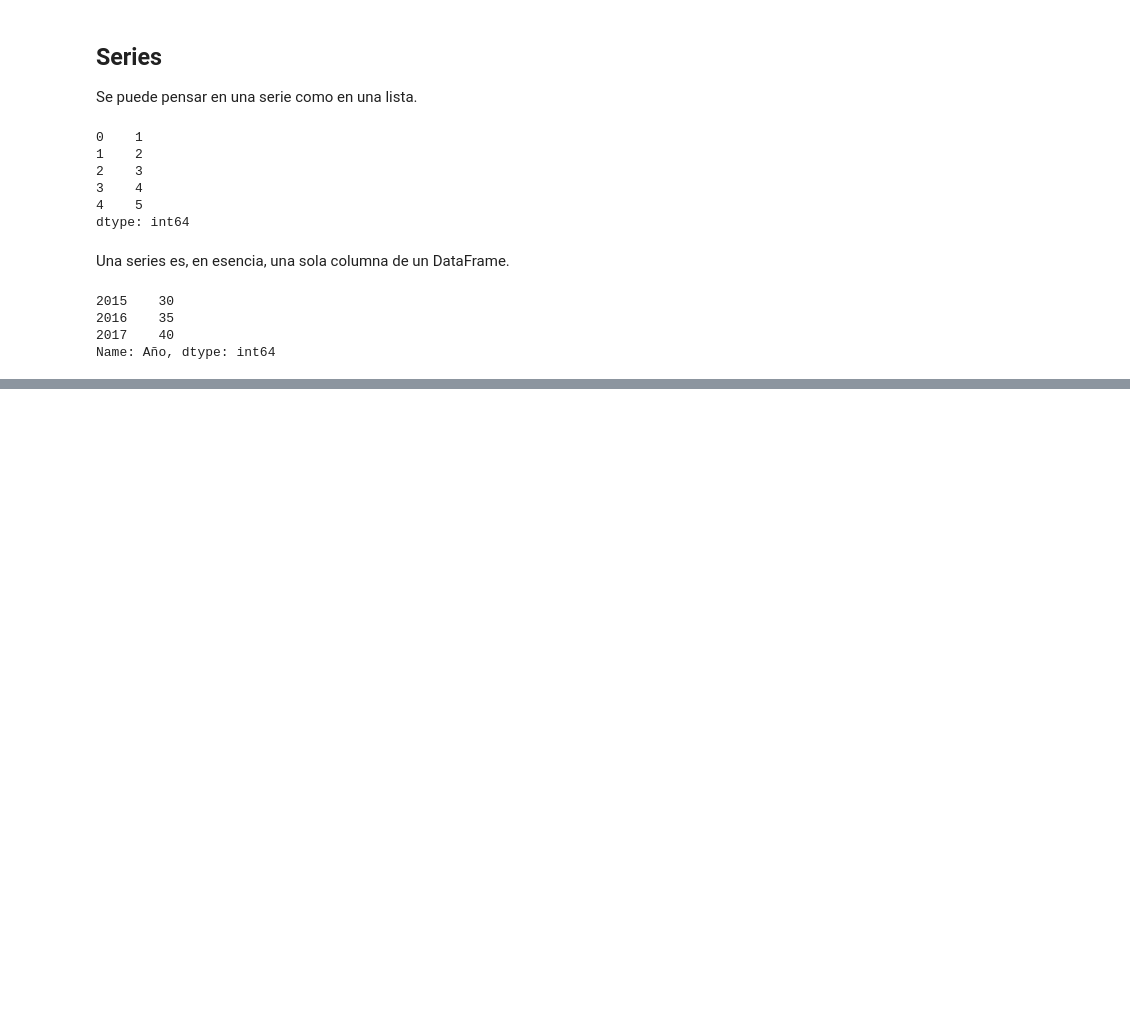
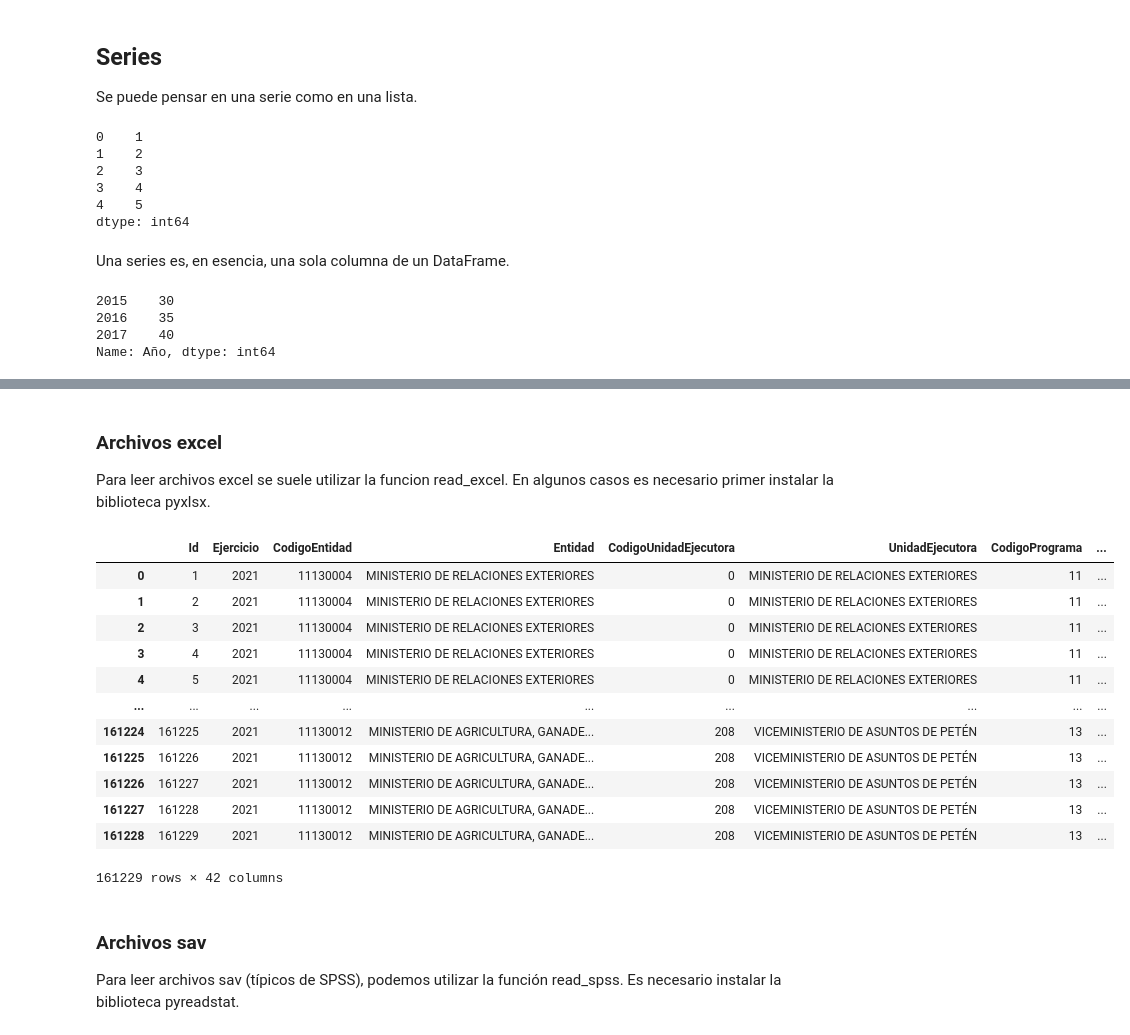
Before and after one commit to hugoallan9/ML-USAC, a Jupyter notebook: notebooks/sesion1.ipynb, the cells around one changed output, grey strips where cells are left out. Saved outputs shown, nothing was run; the diff lists cells and outputs as text; code cells hidden in the pictures; blank space fills up the shorter version.

```diff
--- a/notebooks/sesion1.ipynb
+++ b/notebooks/sesion1.ipynb
@@ -56,0 +87,24 @@ Name: Año, dtype: int64
+# %% [markdown]
+### Archivos excel
+Para leer archivos excel se suele utilizar la funcion read_excel. En algunos casos es necesario primer instalar
+la biblioteca pyxlsx.
+# %%
+pd.read_excel("/home/hugog/GitHub/ML-USAC/data/ejecucion-presupuesto-egresos-gobierno-central.xlsx")
+# %% [output]
+|  | Id | Ejercicio | CodigoEntidad | Entidad | CodigoUnidadEjecutora | UnidadEjecutora | CodigoPrograma | ... |
+| 0 | 1 | 2021 | 11130004 | MINISTERIO DE RELACIONES EXTERIORES | 0 | MINISTERIO DE RELACIONES EXTERIORES | 11 | ... |
+| 1 | 2 | 2021 | 11130004 | MINISTERIO DE RELACIONES EXTERIORES | 0 | MINISTERIO DE RELACIONES EXTERIORES | 11 | ... |
+| 2 | 3 | 2021 | 11130004 | MINISTERIO DE RELACIONES EXTERIORES | 0 | MINISTERIO DE RELACIONES EXTERIORES | 11 | ... |
+| 3 | 4 | 2021 | 11130004 | MINISTERIO DE RELACIONES EXTERIORES | 0 | MINISTERIO DE RELACIONES EXTERIORES | 11 | ... |
+| 4 | 5 | 2021 | 11130004 | MINISTERIO DE RELACIONES EXTERIORES | 0 | MINISTERIO DE RELACIONES EXTERIORES | 11 | ... |
+| ... | ... | ... | ... | ... | ... | ... | ... | ... |
+| 161224 | 161225 | 2021 | 11130012 | MINISTERIO DE AGRICULTURA, GANADE... | 208 | VICEMINISTERIO DE ASUNTOS DE PETÉN | 13 | ... |
+| 161225 | 161226 | 2021 | 11130012 | MINISTERIO DE AGRICULTURA, GANADE... | 208 | VICEMINISTERIO DE ASUNTOS DE PETÉN | 13 | ... |
+| 161226 | 161227 | 2021 | 11130012 | MINISTERIO DE AGRICULTURA, GANADE... | 208 | VICEMINISTERIO DE ASUNTOS DE PETÉN | 13 | ... |
+| 161227 | 161228 | 2021 | 11130012 | MINISTERIO DE AGRICULTURA, GANADE... | 208 | VICEMINISTERIO DE ASUNTOS DE PETÉN | 13 | ... |
+| 161228 | 161229 | 2021 | 11130012 | MINISTERIO DE AGRICULTURA, GANADE... | 208 | VICEMINISTERIO DE ASUNTOS DE PETÉN | 13 | ... |
+161229 rows × 42 columns
+# %% [markdown]
+### Archivos sav
+Para leer archivos sav (típicos de SPSS), podemos utilizar la función read_spss. Es necesario instalar la biblioteca
+pyreadstat.
```
Also changed, not shown: parts of 7 cells of this notebook.
